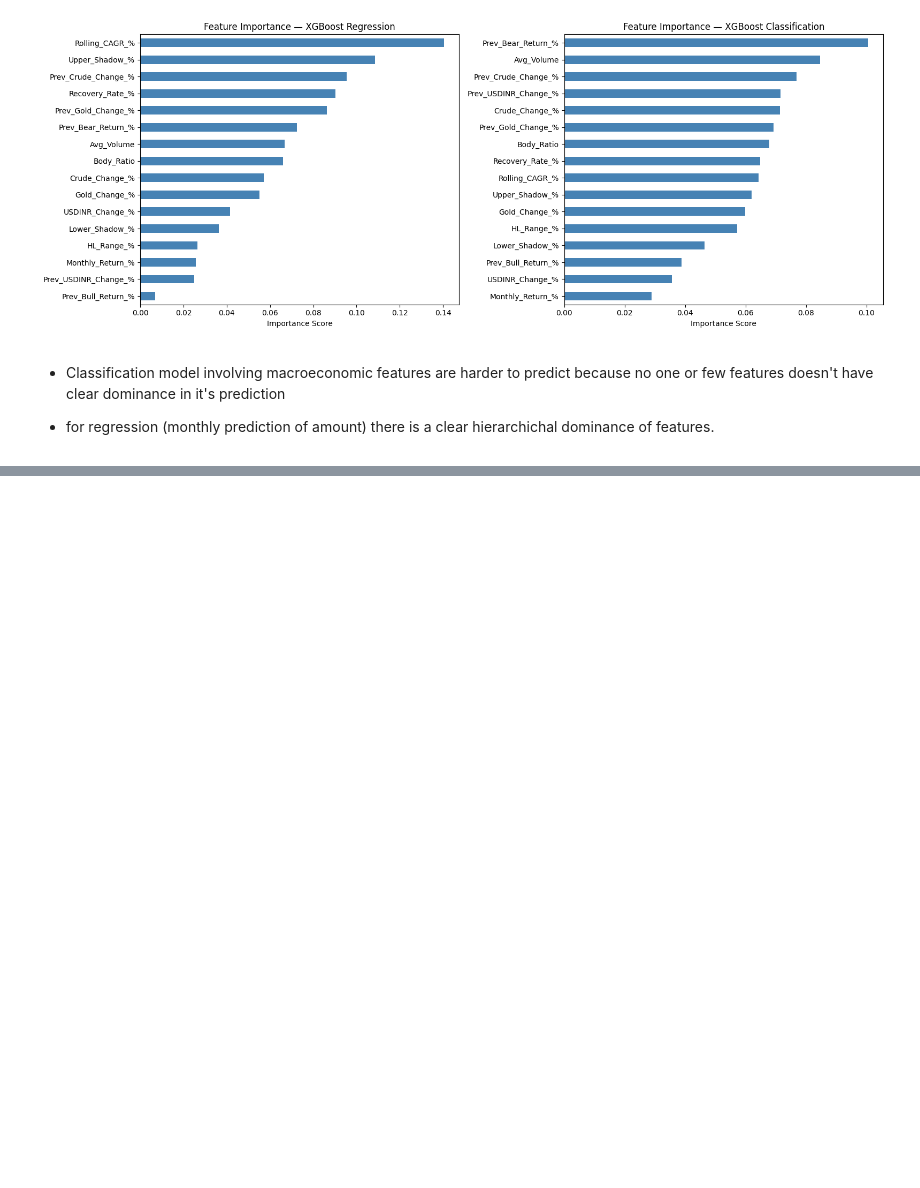
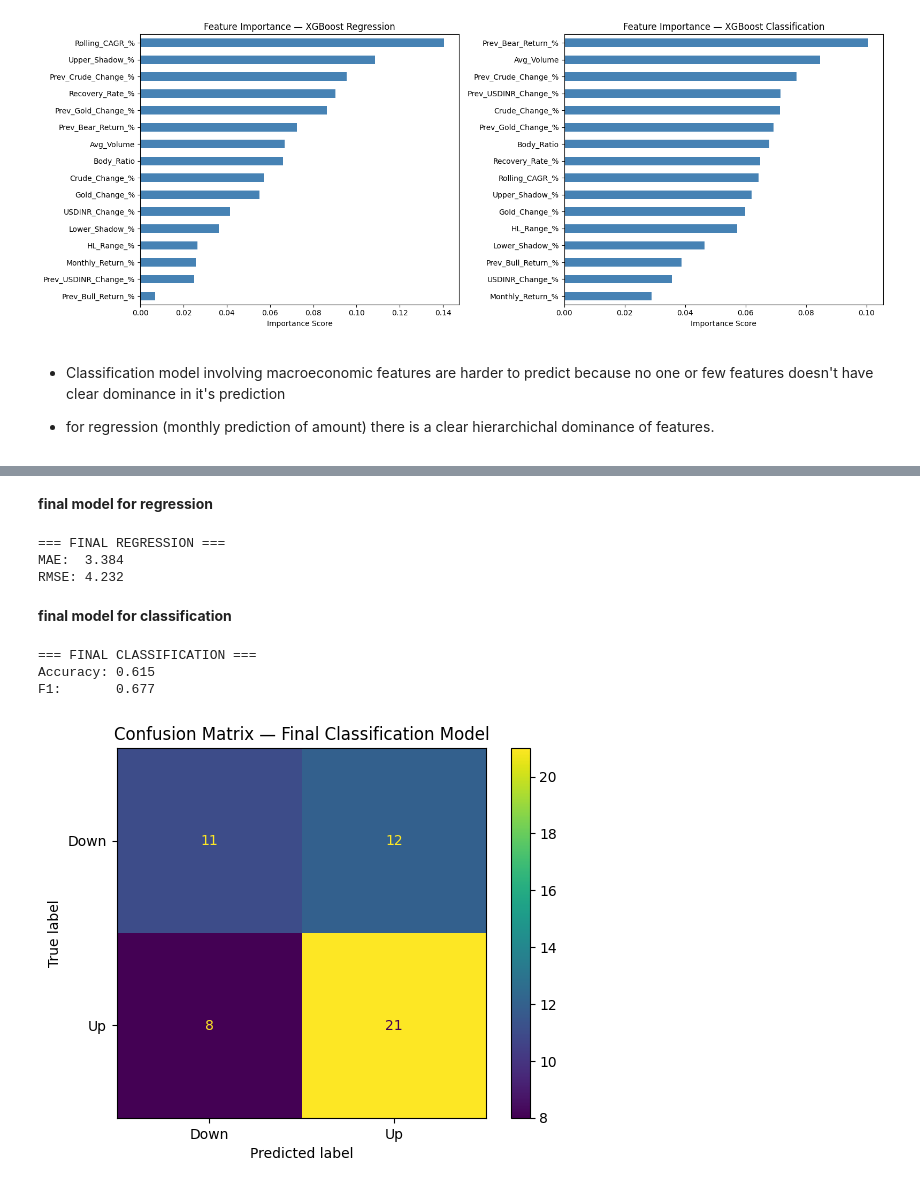
Before and after one commit to aparna-2001/nifty50-stock-price-forecasting, a Jupyter notebook: nifty50_monthly_eda_prediction_ipynb.ipynb, the cells around one changed output, grey strips where cells are left out. Drawn from its saved outputs; the diff is of its cells as text; code cells hidden in the pictures; blank space fills up the shorter version.

Commit message:
final model selection, prediction, parameter comparison

```diff
--- a/nifty50_monthly_eda_prediction_ipynb.ipynb
+++ b/nifty50_monthly_eda_prediction_ipynb.ipynb
@@ -667,2 +678,67 @@ plt.show()
 
 * for classification, removing the macro economic feature will be better, keeping only OHLC features.
+# %% [markdown]
+**final model for regression**
+# %%
+feature_cols_final_reg = [
+    'Monthly_Return_%', 'HL_Range_%', 'Body_Ratio',
+    'Upper_Shadow_%', 'Lower_Shadow_%', 'Recovery_Rate_%',
+    'Avg_Volume', 'Prev_Bull_Return_%', 'Prev_Bear_Return_%',
+    'Rolling_CAGR_%',
+    'Crude_Change_%', 'Gold_Change_%', 'USDINR_Change_%',
+    'Prev_Crude_Change_%', 'Prev_Gold_Change_%', 'Prev_USDINR_Change_%'
+]
+
+X_reg = monthly_v2[feature_cols_final_reg]
+y_reg_f = monthly_v2['Next_Month_Return_%']
+split_reg = int(len(monthly_v2) * 0.8)
+
+X_reg_train, X_reg_test = X_reg.iloc[:split_reg], X_reg.iloc[split_reg:]
+y_reg_f_train, y_reg_f_test = y_reg_f.iloc[:split_reg], y_reg_f.iloc[split_reg:]
+
+final_reg = XGBRegressor(n_estimators=100, random_state=42)
+final_reg.fit(X_reg_train, y_reg_f_train)
+pred_reg = final_reg.predict(X_reg_test)
+
+print("=== FINAL REGRESSION ===")
+print(f"MAE:  {mean_absolute_error(y_reg_f_test, pred_reg):.3f}")
+print(f"RMSE: {root_mean_squared_error(y_reg_f_test, pred_reg):.3f}")
+# %% [output]
+=== FINAL REGRESSION ===
+MAE:  3.384
+RMSE: 4.232
+# %% [markdown]
+**final model for classification**
+# %%
+feature_cols_final_clf = [
+    'Monthly_Return_%', 'HL_Range_%', 'Body_Ratio',
+    'Upper_Shadow_%', 'Lower_Shadow_%', 'Recovery_Rate_%',
+    'Avg_Volume', 'Prev_Bull_Return_%', 'Prev_Bear_Return_%',
+    'Rolling_CAGR_%'
+]
+
+X_clf = monthly_1b[feature_cols_final_clf]
+y_clf_f = monthly_1b['Next_Month_Direction']
+split_clf = int(len(monthly_1b) * 0.8)
+
+X_clf_train, X_clf_test = X_clf.iloc[:split_clf], X_clf.iloc[split_clf:]
+y_clf_f_train, y_clf_f_test = y_clf_f.iloc[:split_clf], y_clf_f.iloc[split_clf:]
+
+final_clf = XGBClassifier(n_estimators=100, random_state=42)
+final_clf.fit(X_clf_train, y_clf_f_train)
+pred_clf = final_clf.predict(X_clf_test)
+
+print("=== FINAL CLASSIFICATION ===")
+print(f"Accuracy: {accuracy_score(y_clf_f_test, pred_clf):.3f}")
+print(f"F1:       {f1_score(y_clf_f_test, pred_clf):.3f}")
+
+# Confusion matrix
+cm_final = confusion_matrix(y_clf_f_test, pred_clf)
+ConfusionMatrixDisplay(cm_final, display_labels=['Down', 'Up']).plot()
+plt.title('Confusion Matrix — Final Classification Model')
+plt.show()
+# %% [output]
+=== FINAL CLASSIFICATION ===
+Accuracy: 0.615
+F1:       0.677
+[figure, added]
```
Also changed, not shown: parts of 10 cells of this notebook.
